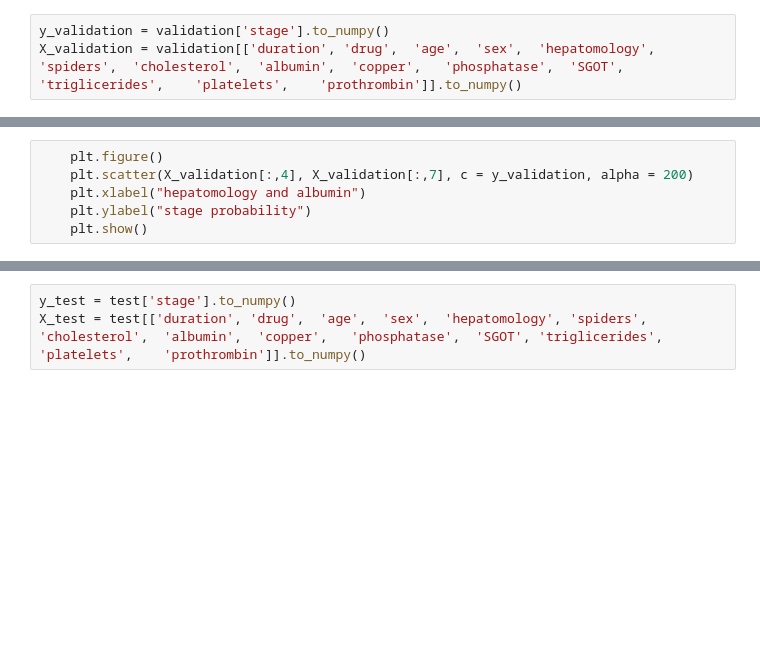
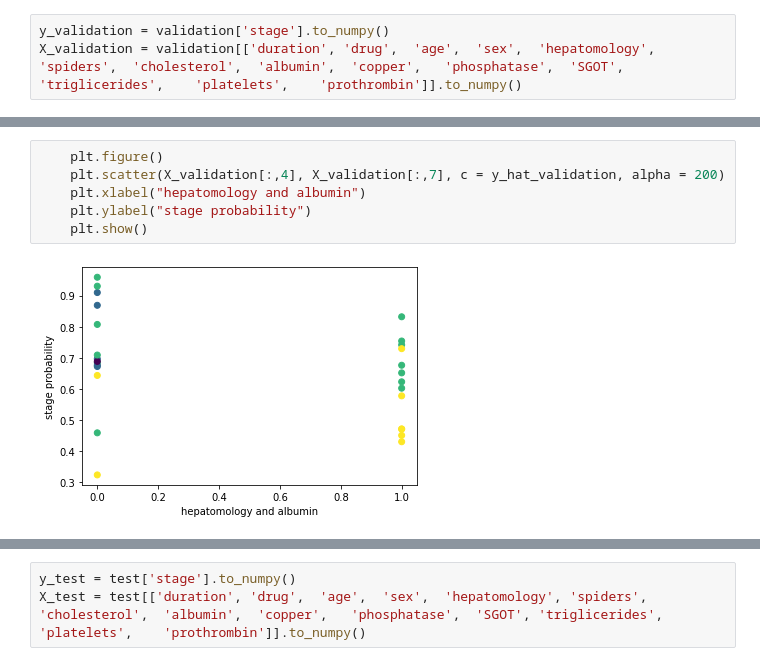
Before and after one commit to VineetSivadasan/houses, a Jupyter notebook: Multivariate_Logistic_Regression_Cirrhosis.ipynb, the cells around one changed output, grey strips where cells are left out. Drawn from its saved outputs; the diff is of its cells as text; blank space fills up the shorter version.

```diff
--- a/Multivariate_Logistic_Regression_Cirrhosis.ipynb
+++ b/Multivariate_Logistic_Regression_Cirrhosis.ipynb
@@ -159,6 +325,8 @@ print(f"validation Accuracy: {accuracy(y_validation, y_hat_validation):0.4f}")
 # %%
     plt.figure()
-    plt.scatter(X_validation[:,4], X_validation[:,7], c = y_validation, alpha = 200)
+    plt.scatter(X_validation[:,4], X_validation[:,7], c = y_hat_validation, alpha = 200)
     plt.xlabel("hepatomology and albumin")
     plt.ylabel("stage probability")
     plt.show()
+# %% [output]
+[figure, added]
```
Also changed, not shown: parts of 22 cells of this notebook.
